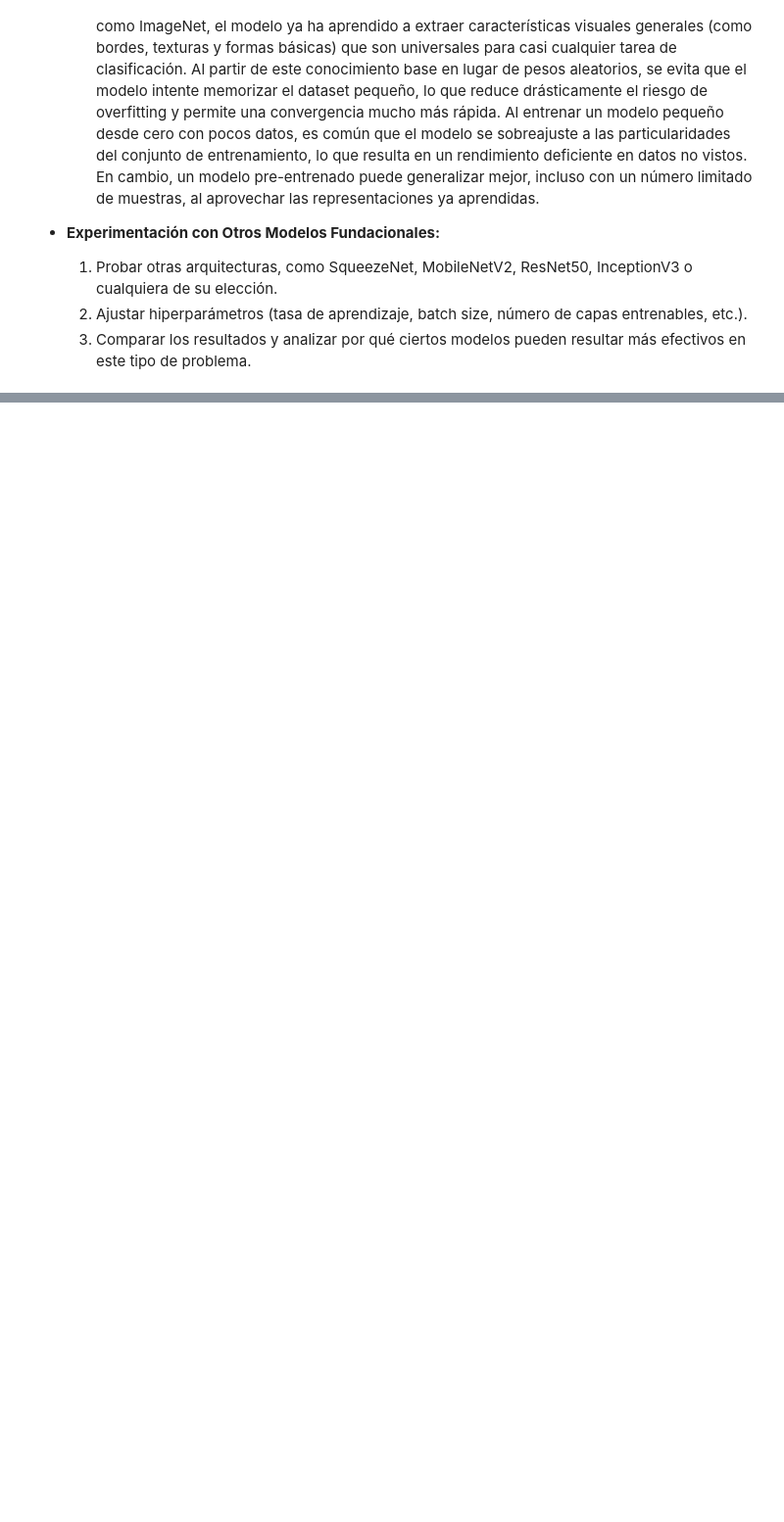
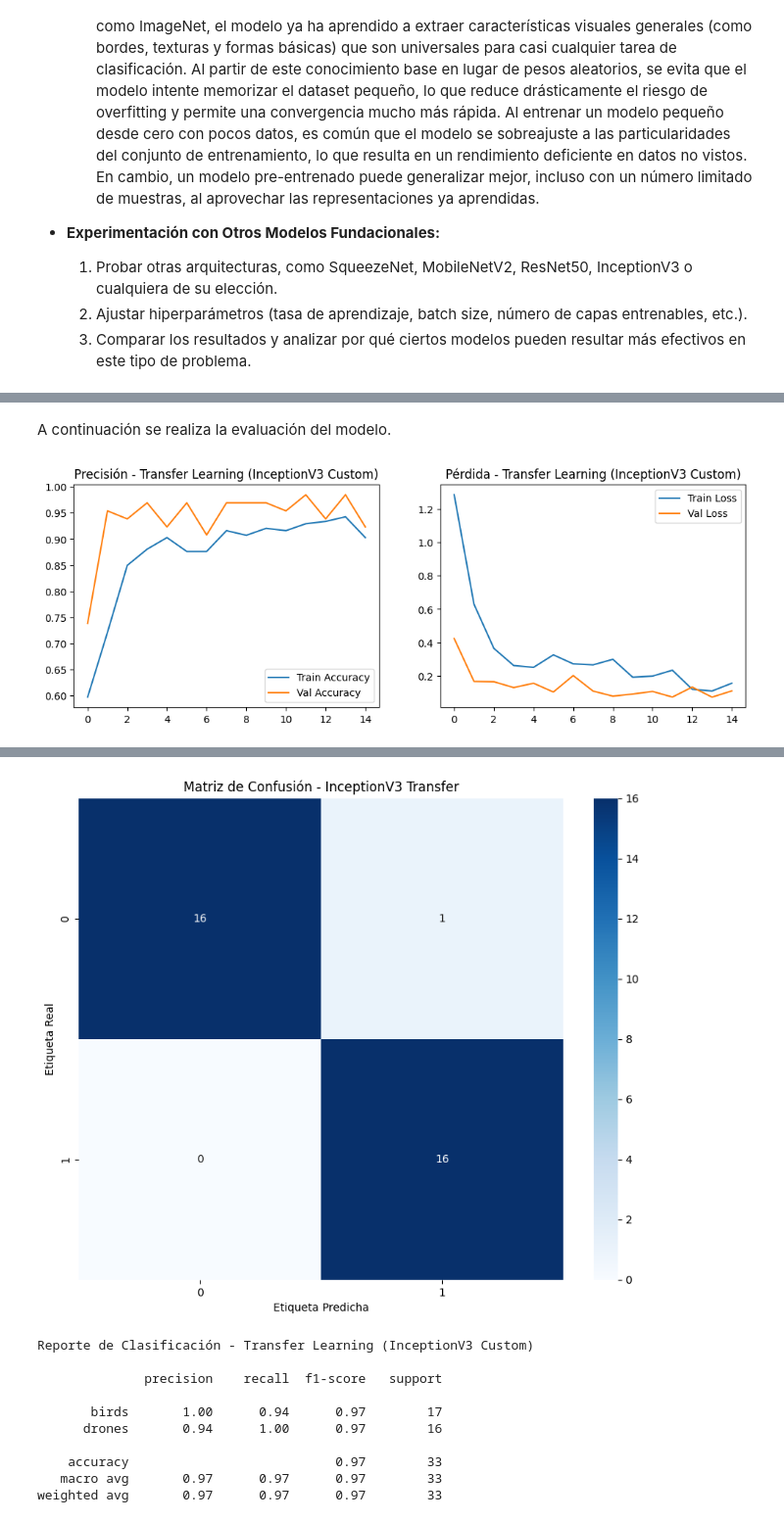
Before and after one commit to EstefaniaLaverde/Vision-por-computadora-MISIS-202601, a Jupyter notebook: Taller9/MISIS4825_Laboratorio08_Taller.ipynb, the cells around one changed output, grey strips where cells are left out. Shown at 98% size. Saved outputs shown, nothing was run; the diff lists cells and outputs as text; code cells hidden in the pictures; blank space fills up the shorter version.

```diff
--- a/Taller9/MISIS4825_Laboratorio08_Taller.ipynb
+++ b/Taller9/MISIS4825_Laboratorio08_Taller.ipynb
@@ -546,0 +658,49 @@ Las siguientes preguntas constituyen el entregable de esta sección. La idea es
+# %% [markdown]
+A continuación se realiza la evaluación del modelo.
+# %%
+from sklearn.metrics import confusion_matrix, classification_report
+from tensorflow.keras.models import load_model
+
+# Graficar la historia de entrenamiento
+acc_inception = history_inception.history['accuracy']
+val_acc_inception = history_inception.history['val_accuracy']
+loss_inception = history_inception.history['loss']
+val_loss_inception = history_inception.history['val_loss']
+epochs_range_inception = range(len(acc_inception))
+
+plt.figure(figsize=(12, 4))
+plt.subplot(1, 2, 1)
+plt.plot(epochs_range_inception, acc_inception, label='Train Accuracy')
+plt.plot(epochs_range_inception, val_acc_inception, label='Val Accuracy')
+plt.legend()
+plt.title('Precisión - Transfer Learning (InceptionV3 Custom)')
+
+plt.subplot(1, 2, 2)
+plt.plot(epochs_range_inception, loss_inception, label='Train Loss')
+plt.plot(epochs_range_inception, val_loss_inception, label='Val Loss')
+plt.legend()
+plt.title('Pérdida - Transfer Learning (InceptionV3 Custom)')
+plt.show()
+
+# Cargar el mejor modelo y evaluar
+best_inception_model = load_model('best_model_inception.keras')
+test_gen.reset()
+preds_inception = best_inception_model.predict(test_gen, verbose=1)
+y_pred_inception = np.argmax(preds_inception, axis=1)
+
+# Extraer etiquetas reales
+y_true = test_gen.classes
+
+cm_inception = confusion_matrix(y_true, y_pred_inception)
+plt.figure(figsize=(10, 8))
+sns.heatmap(cm_inception, annot=True, fmt='d', cmap=plt.cm.Blues)
+plt.title('Matriz de Confusión - InceptionV3 Transfer')
+plt.ylabel('Etiqueta Real')
+plt.xlabel('Etiqueta Predicha')
+plt.show()
+
+print("Reporte de Clasificación - Transfer Learning (InceptionV3 Custom)")
+print()
+print(classification_report(y_true, y_pred_inception, target_names=labels_map, zero_division=0))
+# %% [output]
+[figure, added]
@@ -546,0 +711,11 @@ Las siguientes preguntas constituyen el entregable de esta sección. La idea es
+[figure, added]
+Reporte de Clasificación - Transfer Learning (InceptionV3 Custom)
+
+              precision    recall  f1-score   support
+
+       birds       1.00      0.94      0.97        17
+      drones       0.94      1.00      0.97        16
+
+    accuracy                           0.97        33
+   macro avg       0.97      0.97      0.97        33
+weighted avg       0.97      0.97      0.97        33
```
Also changed, not shown: parts of 20 cells of this notebook.
